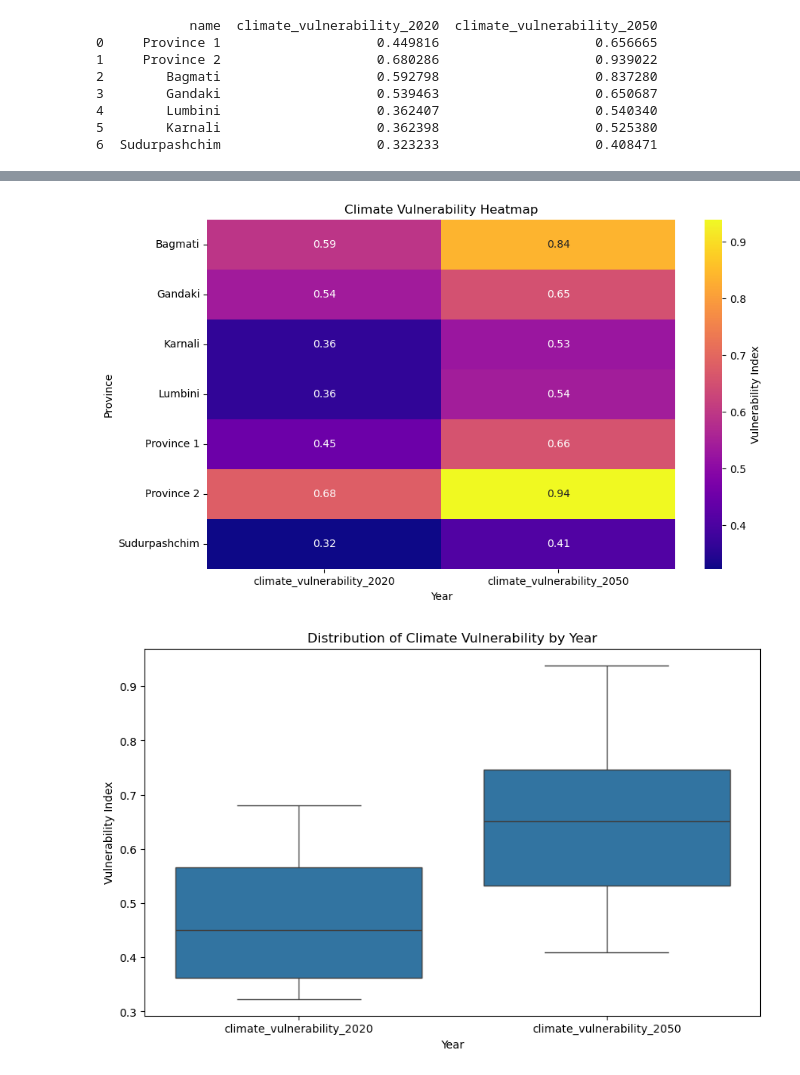
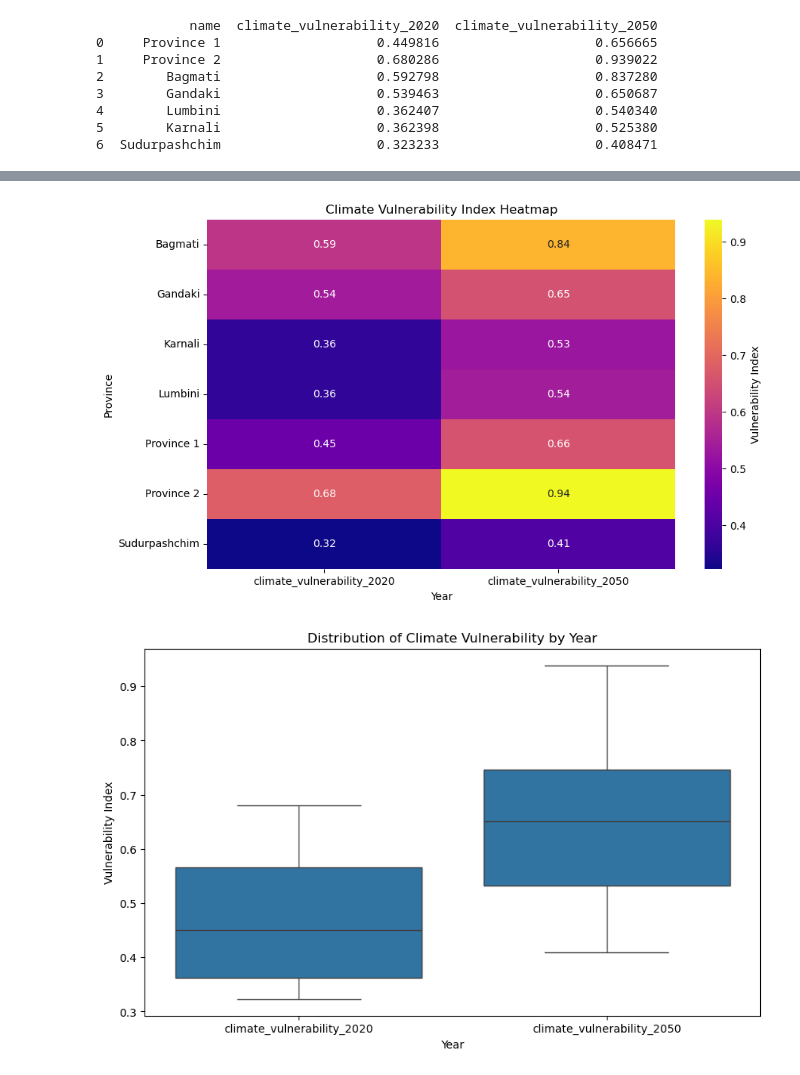
Before and after one commit to Omdena-NIC-Nepal/gis-data-science-assignment-Sabuna-Gamal, a Jupyter notebook: GIS Climate.ipynb, the cells around one changed output, grey strips where cells are left out. Saved outputs shown, nothing was run; the diff lists cells and outputs as text; code cells hidden in the pictures.

```diff
--- a/GIS Climate.ipynb
+++ b/GIS Climate.ipynb
@@ -29,8 +29,8 @@ nepal_map.head()
 | 4 | 1 | TAPLEJUNG | Phaktanglung | Gaunpalika | 1 | POLYGON ((87.83673 27.95137, 87.8... |
 # %%
 ##Nepal Admin  Region
-admin_regions = gpd.read_file(r"D:\Assignment\GIS Data Science1\gis-data-science-assignment-Sabuna-Gamal\Data\nepal_climate_data\nepal_admin_regions.gpkg")
-print(admin_regions.head(7))
+admin_climate = gpd.read_file(r"D:\Assignment\GIS Data Science1\gis-data-science-assignment-Sabuna-Gamal\Data\nepal_climate_data\nepal_admin_regions.gpkg")
+print(admin_climate.head(7))
 # %% [output]
             name  climate_vulnerability_2020  climate_vulnerability_2050  \
 0     Province 1                    0.449816                    0.656665
@@ -51,7 +51,7 @@ print(admin_regions.head(7))
 6  POLYGON ((80.2 28.5, 81 28, 81.5 29, 80.5 30, ...
 # %%
 # Extracing relevant columns for bar plot
-data = admin_regions.iloc[:, 0:3]
+data = admin_climate.iloc[:, 0:3]
 print(data)
 # %% [output]
             name  climate_vulnerability_2020  climate_vulnerability_2050
@@ -87,16 +87,16 @@ print(data_melted)
 # %%
 # Pivot the DataFrame for heatmap
 pivot_data = data_melted.pivot(index="name", columns="Year", values="Vulnerability")
 
 # Create the heatmap
 plt.figure(figsize=(10, 6))
 sns.heatmap(pivot_data, annot=True, cmap='plasma', cbar_kws={'label': 'Vulnerability Index'})
-plt.title('Climate Vulnerability Heatmap')
+plt.title('Climate Vulnerability Index Heatmap')
 plt.xlabel('Year')
 plt.ylabel('Province')
 plt.show()
 # %% [output]
-[figure, old version]
+[figure, new version]
 # %%
 # Plot the box plot
 plt.figure(figsize=(10, 6))
```
Also changed, not shown: parts of 10 cells of this notebook, 1 other file.
